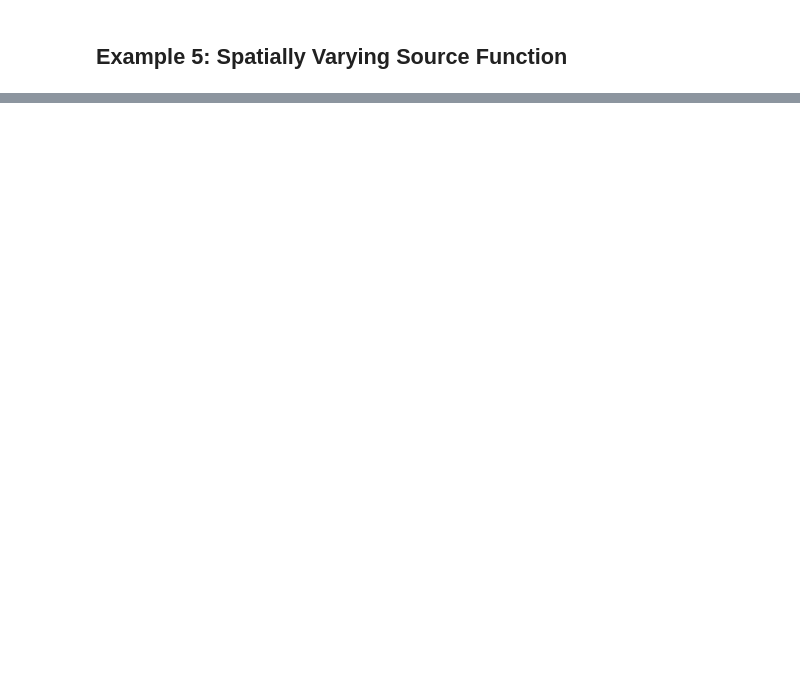
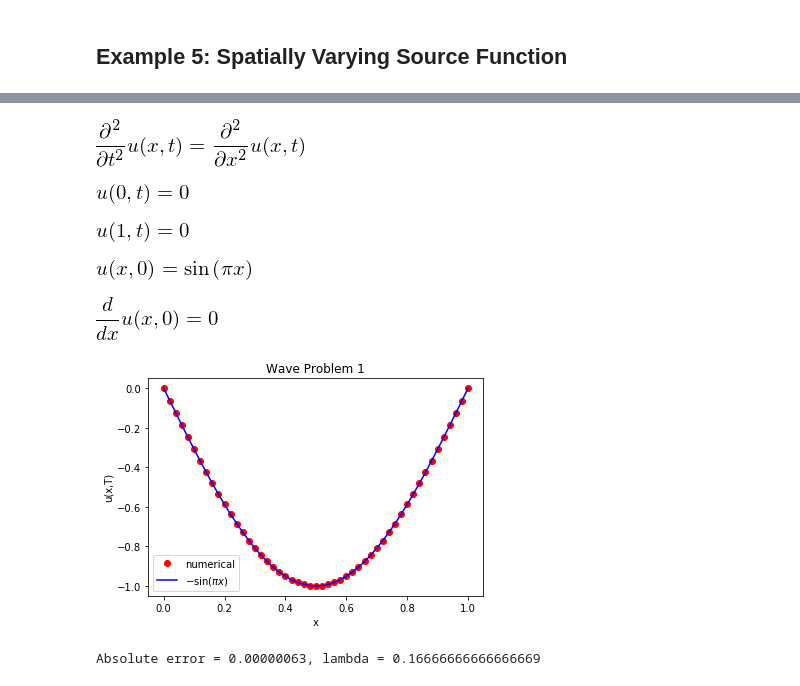
Before and after one commit to jc4196/pdes, a Jupyter notebook: Examples.ipynb, the cells around one changed output, grey strips where cells are left out. Drawn from its saved outputs; the diff is of its cells as text; code cells hidden in the pictures; blank space fills up the shorter version.

```diff
--- a/Examples.ipynb
+++ b/Examples.ipynb
@@ -122,0 +150,22 @@ Absolute error = 0.00166355
+# %%
+from hyperbolicpde import HyperbolicProblem
+mx = 50
+mt = 300
+
+# default problem
+wp9 = HyperbolicProblem()
+wp9.pprint()
+
+u= cos(pi*t)*sin(pi*x)
+
+uT, error, lmbda = wp9.solve_at_T(1, mx, mt, 'E',
+                           u_exact=u, title='Wave Problem 1')
+print('Absolute error = {:.8f}, lambda = {}'.format(error, lmbda))
+# %% [output]
+[figure, added]
+[figure, added]
+[figure, added]
+[figure, added]
+[figure, added]
+[figure, added]
+Absolute error = 0.00000063, lambda = 0.16666666666666669
```
Also changed, not shown: parts of 17 cells of this notebook, 26 other files.
